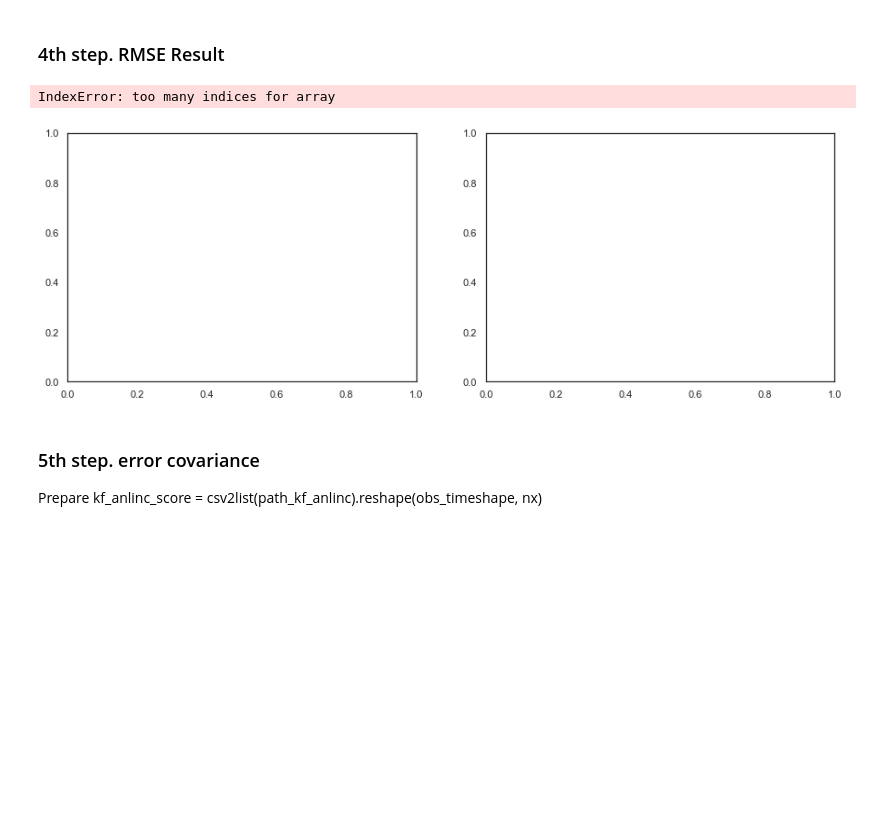
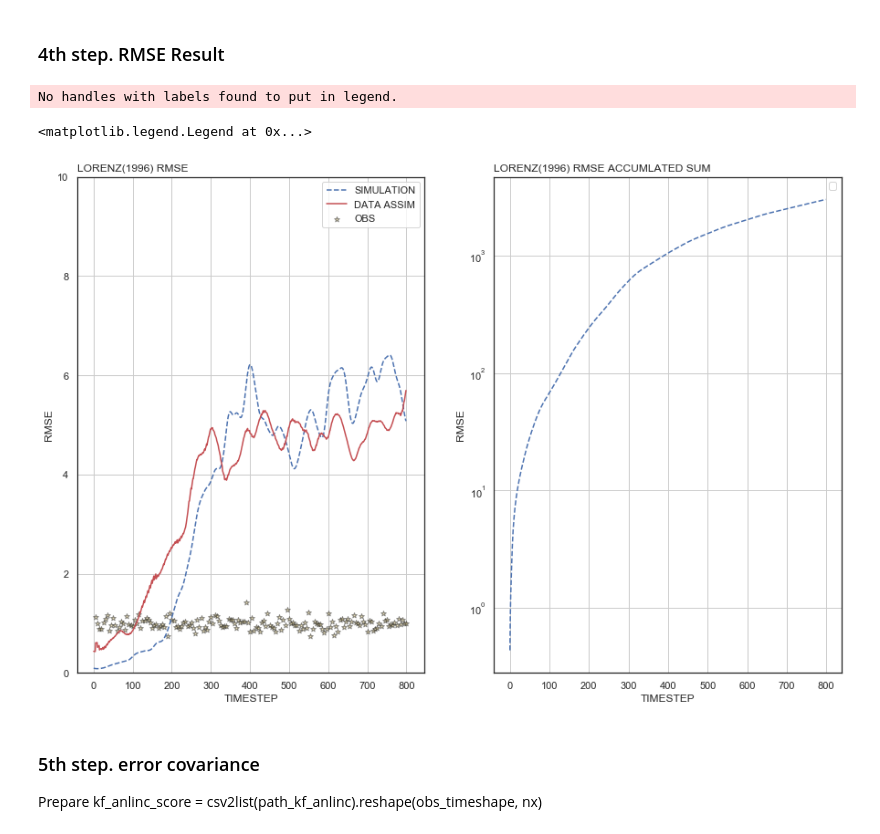
Before and after one commit to Toyo-Daichi/DA_basic, a Jupyter notebook: exp_view.ipynb, the cells around one changed output. Cells and saved outputs as stored; diff of their text form; code cells hidden in the pictures; blank space fills up the shorter version.

Commit message:
add: accumlated sum on jupyter and PO method confirmed

```diff
--- a/exp_view.ipynb
+++ b/exp_view.ipynb
@@ -192,18 +192,18 @@ rmse_ax.legend(loc='upper right')
 # %% [markdown]
 ### 1 step. Prepare Data SET
 # %%
-# (1) dimension
+# dimension
 obs_xintv = 1
-obs_tintv = 4
+obs_tintv = 5
 day_tintv = 20
 init_step = 1
 nx = 40
+ny = int(nx/obs_xintv)
 
-# obs
-ny = int(nx/obs_xintv)
+# for  lack observation experiment
 #ny = 1
 
-stepday = 100
+stepday = 40
 timestep = stepday*day_tintv
 
 timeshape = init_step + timestep
@@ -222,7 +222,7 @@ path_kf_anlinc = outdir + 'normal_KF_anlinc_' + str(nx) + 'ndim.csv'
 path_kf_errcov = outdir + 'normal_KF_errcov_' + str(nx) + 'ndim.csv'
 
 """Ensemble KF data set (basic is EnSRF.) """
-mems, loc = 10, '_loc'
+mems, loc = 10, ''
 path_enkf = outdir + 'normal_EnKF' + str(mems) + 'm_anl_score_' + str(nx) + 'ndim' + loc + '.csv'
 path_kf = outdir + 'normal_EnKF' + str(mems) + 'm_anl_score_' + str(nx) + 'ndim' + loc + '.csv'
 path_enkf_anlinc = outdir + 'normal_EnKF' + str(mems) + 'm_anlinc_' + str(nx) + 'ndim' + loc + '.csv'
@@ -261,3 +261,7 @@ for _it in range(obs_timeshape):
+# %%
+_ = np.array(rmse_anl_list[0])
+# %%
+rmse_accum = np.cumsum(_)
 # %% [markdown]
 ### 3rd step. Result
 # %%
@@ -438,25 +442,34 @@ third.legend(loc='upper right')
 # %% [markdown]
 ### 4th step. RMSE Result
 # %%
-fig, ax = plt.subplots(1,2, figsize=(15, 5))
+fig, ax = plt.subplots(1, 2, figsize=(15, 10))
 
 # set parm
-time_list, obs_time_list = np.arange(timeshape), np.arange(obs_tintv, obs_timeshape, obs_tintv)
+time_list, obs_time_list = np.arange(timeshape), np.arange(obs_tintv, timeshape, obs_tintv)
 time_length = 800
 
-rmse_draw = ax[0,0]
+rmse_draw = ax[0]
 rmse_draw.plot(time_list[0:time_length], rmse_sim_list[0:time_length], ls="--", color='b', label='SIMULATION')
 rmse_draw.plot(time_list[0:time_length], rmse_anl_list[0][0:time_length], ls="-", color='r', label='DATA ASSIM')
-#rmse_draw.scatter(obs_time_list[0:time_length], rmse_obs_list[0:time_length], marker='*', color='y', s=35, alpha=0.5, edgecolor='k', label='OBS')
+rmse_draw.scatter(obs_time_list[0:time_length], rmse_obs_list[0:time_length], marker='*', color='y', s=35, alpha=0.5, edgecolor='k', label='OBS')
 rmse_draw.set_xlabel('TIMESTEP')
 rmse_draw.set_ylabel('RMSE')
 rmse_draw.set_title('LORENZ(1996) RMSE', loc='left')
 rmse_draw.set_ylim(0,10.0)
 rmse_draw.grid()
 rmse_draw.legend(loc='upper right')
+
+rmse_draw = ax[1]
+rmse_draw.plot(time_list[0:time_length], rmse_accum[0:time_length], ls="--", color='b')
+rmse_draw.set_xlabel('TIMESTEP')
+rmse_draw.set_ylabel('RMSE')
+rmse_draw.set_title('LORENZ(1996) RMSE ACCUMLATED SUM', loc='left')
+rmse_draw.set_yscale('log')
+rmse_draw.grid()
 # %% [output]
-IndexError: too many indices for array
+No handles with labels found to put in legend.
+<matplotlib.legend.Legend at 0x...>
-[figure, old version]
+[figure, new version]
 # %% [markdown]
 ### 5th step. error covariance
 Prepare kf_anlinc_score = csv2list(path_kf_anlinc).reshape(obs_timeshape, nx)
```
Also changed, not shown: parts of 4 cells of this notebook, 2 other files.
